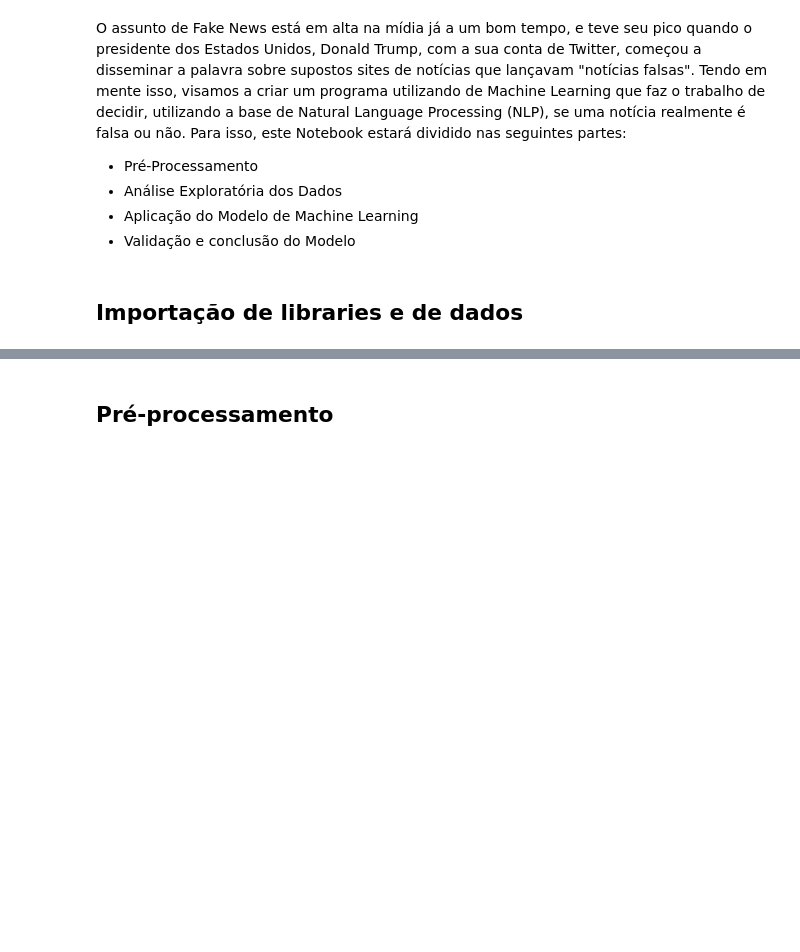
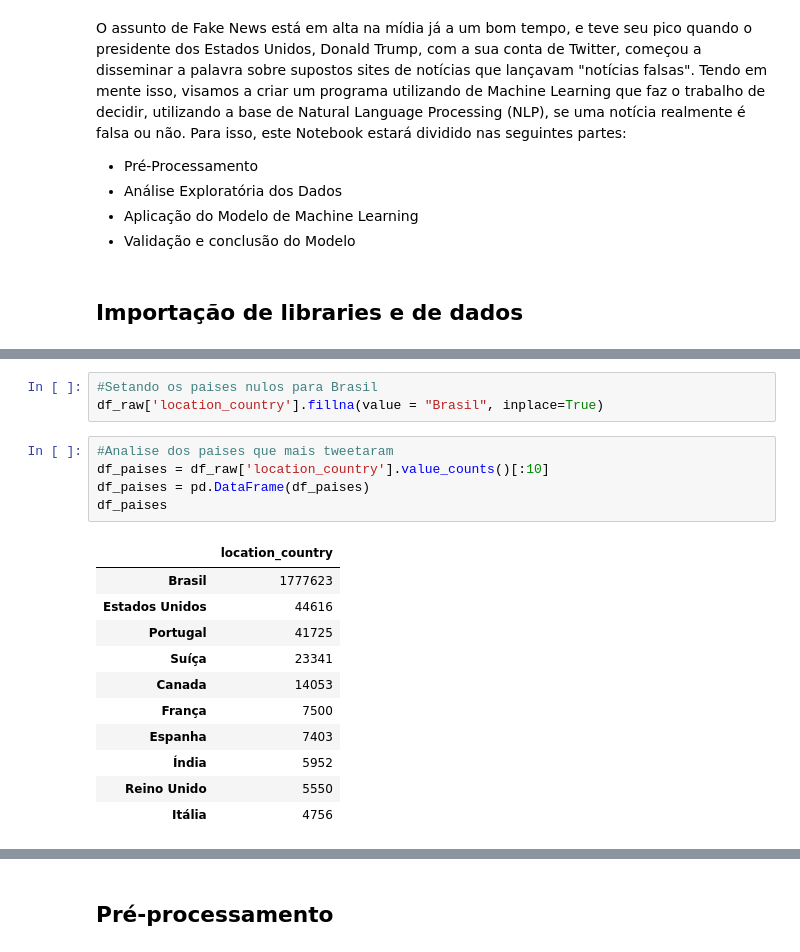
Before and after one commit to gmorlima/gordos, a Jupyter notebook: projeto_final/Fake News Classifier.ipynb, the cells around one changed output, grey strips where cells are left out. Drawn from its saved outputs; the diff is of its cells as text; blank space fills up the shorter version.

```diff
--- a/projeto_final/Fake News Classifier.ipynb
+++ b/projeto_final/Fake News Classifier.ipynb
@@ -40,0 +69,20 @@ df_raw = pd.DataFrame(data_raw)
+# %%
+#Setando os paises nulos para Brasil
+df_raw['location_country'].fillna(value = "Brasil", inplace=True)
+# %%
+#Analise dos paises que mais tweetaram
+df_paises = df_raw['location_country'].value_counts()[:10]
+df_paises = pd.DataFrame(df_paises)
+df_paises
+# %% [output]
+|  | location_country |
+| Brasil | 1777623 |
+| Estados Unidos | 44616 |
+| Portugal | 41725 |
+| Suíça | 23341 |
+| Canada | 14053 |
+| França | 7500 |
+| Espanha | 7403 |
+| Índia | 5952 |
+| Reino Unido | 5550 |
+| Itália | 4756 |
```
Also changed, not shown: parts of 9 cells of this notebook.
